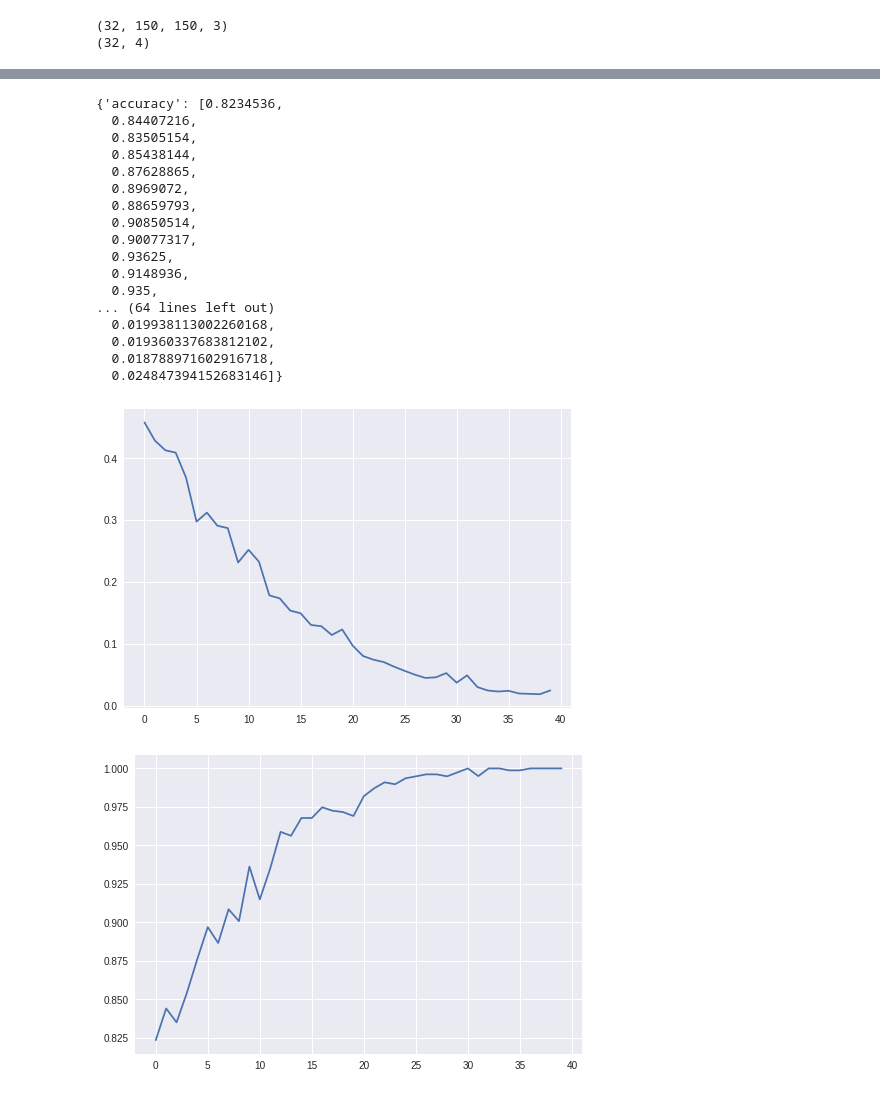
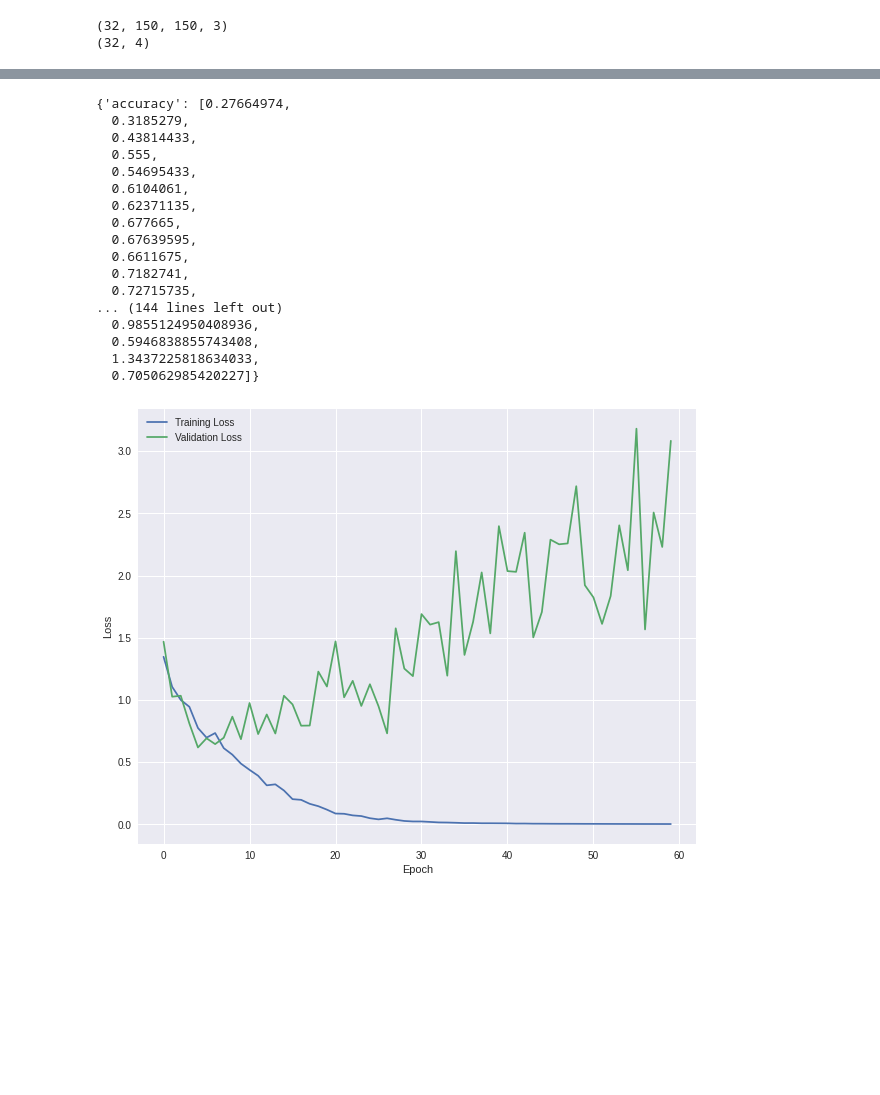
Before and after one commit to NimishMalhotra/ClassifyingAnimalsCNN, a Jupyter notebook: Cats_Dogs_Human_Horses_CNN.ipynb, the cells around one changed output, grey strips where cells are left out. Drawn from its saved outputs; the diff is of its cells as text; code cells hidden in the pictures; blank space fills up the shorter version.

```diff
--- a/Cats_Dogs_Human_Horses_CNN.ipynb
+++ b/Cats_Dogs_Human_Horses_CNN.ipynb
@@ -156,0 +203,9 @@ Found 808 images belonging to 4 classes.
+# %%
+val_gen = ImageDataGenerator(rescale=1.0/255) # This transformation should be applied to each image, divide each pixel by 255
+
+val_generator = val_gen.flow_from_directory(
+    'val_images/',
+    target_size = (150,150),
+    batch_size=32,
+    class_mode='categorical' # for labelling
+)
@@ -225,7 +282,9 @@ model.fit_generator
 history = model.fit_generator(
 
     train_generator,
-    epochs=40,
-    steps_per_epoch=25
+    epochs=60,
+    steps_per_epoch=25,
+    validation_data = val_generator,
+    validation_steps = 4
 )
 # %% [output]
@@ -249,30 +308,31 @@ Epoch 40/40
 # %%
 history.history
 # %% [output]
-{'accuracy': [0.8234536,
-  0.84407216,
-  0.83505154,
-  0.85438144,
-  0.87628865,
-  0.8969072,
-  0.88659793,
-  0.90850514,
-  0.90077317,
-  0.93625,
-  0.9148936,
-  0.935,
-... (64 lines left out)
-  0.019938113002260168,
-  0.019360337683812102,
-  0.018788971602916718,
-  0.024847394152683146]}
+{'accuracy': [0.27664974,
+  0.3185279,
+  0.43814433,
+  0.555,
+  0.54695433,
+  0.6104061,
+  0.62371135,
+  0.677665,
+  0.67639595,
+  0.6611675,
+  0.7182741,
+  0.72715735,
+... (144 lines left out)
+  0.9855124950408936,
+  0.5946838855743408,
+  1.3437225818634033,
+  0.705062985420227]}
-# %%
-plt.plot(history.history['loss'])
-plt.show()
-# %% [output]
-[figure, removed]
-# %%
-plt.plot(history.history['accuracy'])
-plt.show()
-# %% [output]
-[figure, removed]
+# %%
+plt.figure(figsize=(10,8))
+plt.style.use('seaborn')
+plt.plot(history.history['loss'],label='Training Loss')
+plt.plot(history.history['val_loss'],label='Validation Loss')
+plt.xlabel('Epoch')
+plt.ylabel('Loss')
+plt.legend()
+plt.show()
+# %% [output]
+[figure, added]
```
Also changed, not shown: parts of 14 cells of this notebook.
